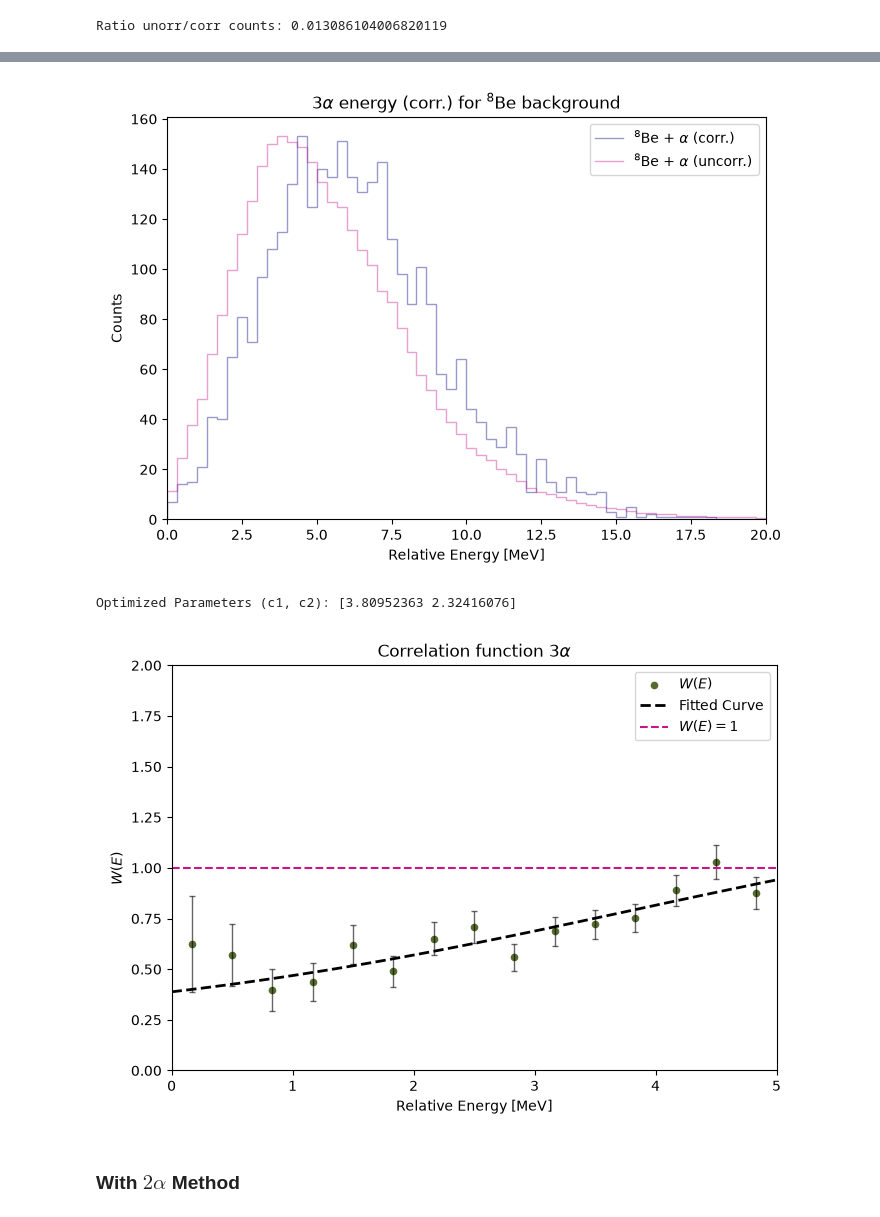
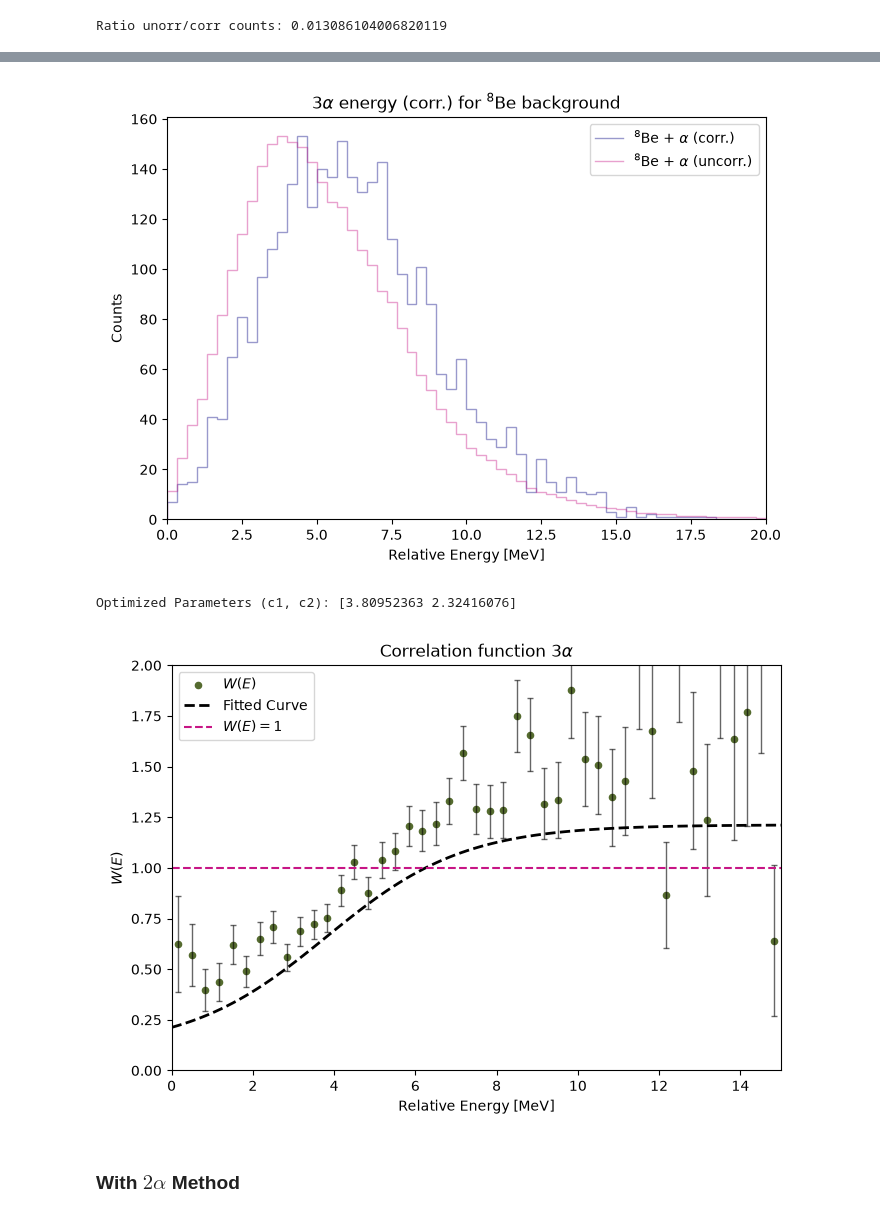
Before and after one commit to singhp99/spyral_notebooks, a Jupyter notebook: event_mixing_8Be.ipynb, the cells around one changed output, grey strips where cells are left out. Saved outputs shown, nothing was run; the diff lists cells and outputs as text; code cells hidden in the pictures.

```diff
--- a/event_mixing_8Be.ipynb
+++ b/event_mixing_8Be.ipynb
@@ -361,12 +361,12 @@ print(f"Ratio unorr/corr counts: {ratio_counts}")
 Ratio unorr/corr counts: 0.013086104006820119
 # %%
 hist_corr = grammer.get_hist1d("inv_8be_correlated")
-hist_uncorr = grammer.get_hist1d("inv_8be_uncorrelated")
+hist_uncorr_fit = grammer.get_hist1d("inv_8be_uncorrelated")
 
 energy = (hist_corr.bins[:-1] + hist_corr.bins[1:]) / 2
 
 corr = np.asarray(hist_corr.counts, dtype=float)
-uncorr = np.asarray(hist_uncorr.counts, dtype=float)
+uncorr = np.asarray(hist_uncorr_fit.counts, dtype=float)
 
 ratio_max = np.max(corr) / np.max(uncorr)
 
@@ -435,7 +435,7 @@ ax.stairs(
 
 ax.stairs(
     uncorr_scaled,
-    edges=hist_uncorr.bins,
+    edges=hist_uncorr_fit.bins,
     color="mediumvioletred",
     alpha=0.4,
     label=r"$^{8}$Be + $\alpha$ (uncorr.)"
@@ -484,9 +484,9 @@ initial_guess = [-5, 0.8]
 popt, pcov = curve_fit(inverse_fermi, x_data, y_data,sigma=y_err, absolute_sigma=True, p0=initial_guess)
 print("Optimized Parameters (c1, c2):", popt)
 
-be8_parameters = popt
+be8_parameters = np.array([popt[0], 1.7])
 
-x_smooth = np.linspace(0,5,50)
+x_smooth = np.linspace(0,15,100)
 
 fig, ax = plt.subplots(figsize=(7, 5))
 
@@ -512,7 +512,7 @@ ax.errorbar(
     capsize=2,
     alpha=0.6
 )
-ax.plot(x_smooth, inverse_fermi(x_smooth, *popt), label='Fitted Curve', color='black', lw=2, linestyle="--")
+ax.plot(x_smooth, inverse_fermi(x_smooth, *be8_parameters), label='Fitted Curve', color='black', lw=2, linestyle="--")
 ax.axhline(
     y=1,
     linestyle="--",
@@ -522,35 +522,35 @@ ax.axhline(
 )
 
 ax.set_xlabel("Relative Energy [MeV]")
 ax.set_ylabel(r"$W(E)$")
 ax.set_title(r"Correlation function $3\alpha$")
-ax.set_xlim(0,5 )
+ax.set_xlim(0,15)
 ax.set_ylim(0, 2)
 ax.legend()
 
 plt.tight_layout()
 plt.show()
 # %% [output]
 Normalization factor = 0.012774484428487935
 
 ========== DIAGNOSTICS ==========
 Number of bins: 60
 Correlated counts:
   min = 0.0
   max = 153.0
 Uncorrelated counts:
   min = 49.0
   max = 11977.0
 Zero uncorrelated bins: 0
 
 ... (5 lines left out)
 
 Uncertainty:
   valid bins: 55
   invalid bins: 5
 [figure]
 Optimized Parameters (c1, c2): [3.80952363 2.32416076]
-[figure, old version]
+[figure, new version]
 # %% [markdown]
 ### With $2\alpha$ Method
 # %% [markdown]
```
Also changed, not shown: parts of 8 cells of this notebook, 2 other files.
